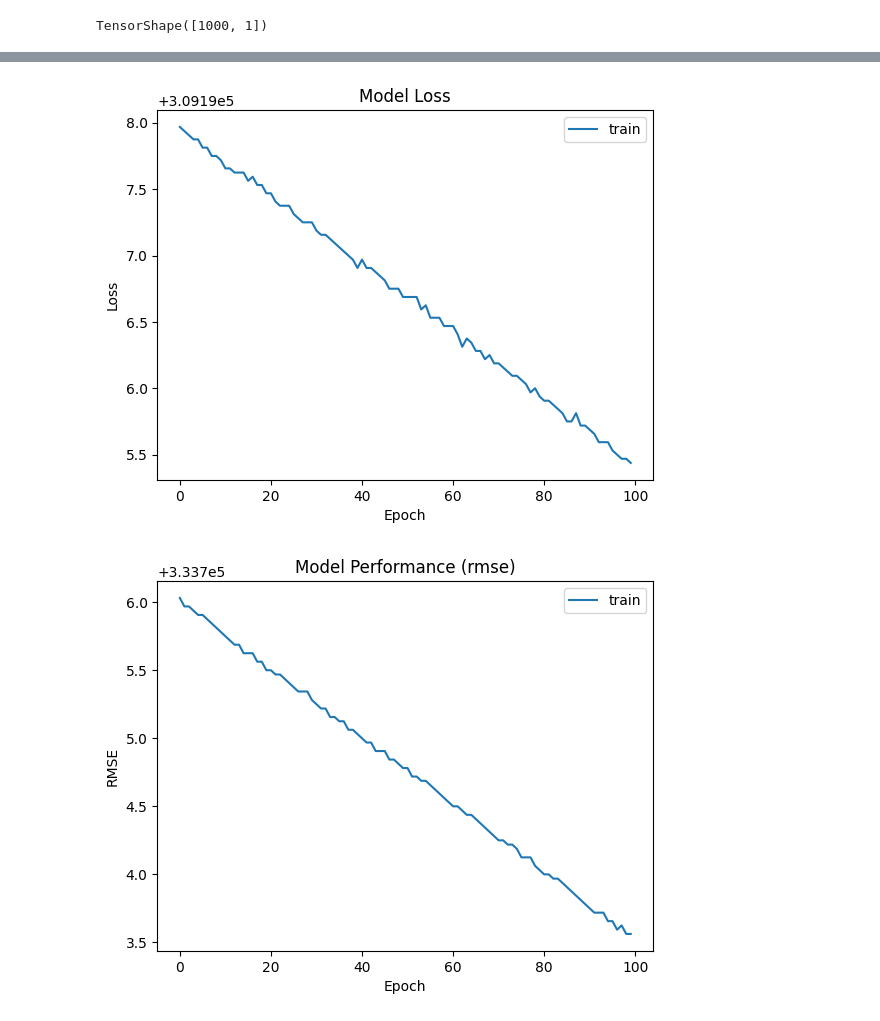
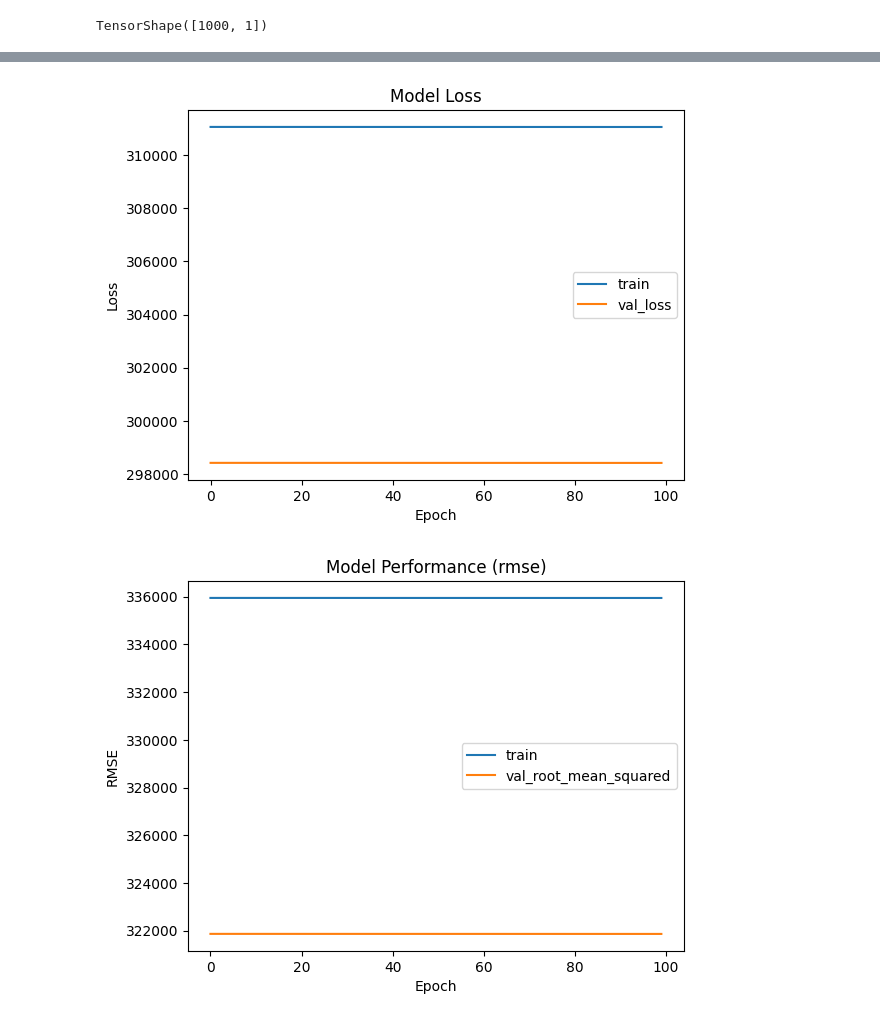
Before and after one commit to eubielaraujo/LinearRegressionSecondHandCarsPrice, a Jupyter notebook: Linear_Regression_Predicting_Price_of_Second_Hand_Cars.ipynb, the cells around one changed output, grey strips where cells are left out. Drawn from its saved outputs; the diff is of its cells as text; code cells hidden in the pictures.

```diff
--- a/Linear_Regression_Predicting_Price_of_Second_Hand_Cars.ipynb
+++ b/Linear_Regression_Predicting_Price_of_Second_Hand_Cars.ipynb
@@ -53,0 +62,4 @@ data.head()
+# %%
+X_train = X[:int(DATASET_SIZE*TRAIN_RATIO)]
+y_train = y[:int(DATASET_SIZE*TRAIN_RATIO)]
+print(X_train.shape, y_train.shape)
@@ -53,0 +68,4 @@ data.head()
+# %%
+X_val = X[int(DATASET_SIZE*TRAIN_RATIO):int(DATASET_SIZE*(TRAIN_RATIO+VAL_RATIO))]
+y_val = y[int(DATASET_SIZE*TRAIN_RATIO):int(DATASET_SIZE*(TRAIN_RATIO+VAL_RATIO))]
+print(X_val.shape, y_val.shape)
@@ -54,7 +80,7 @@ data.head()
 # %%
-normalizer = Normalization(input_shape=[X.shape[1],], axis=-1)
-normalizer.adapt(X)
-X_normalized = normalizer(X)
+normalizer = Normalization(input_shape=[X.shape[1]],axis=-1)
+normalizer.adapt(X_train)
+X_normalized = normalizer(X_train)[:5]
 # %%
 print(X_normalized)
 # %% [output]
@@ -106,6 +130,10 @@ y.shape
 # %% [output]
 TensorShape([1000, 1])
 # %%
-history = model.fit(X,y, epochs=100, validation_split=0.2, verbose=1)
+history = model.fit(X_train,
+                    y_train,
+                    validation_data=(X_val, y_val),
+                    epochs=100,
+                    verbose=1)
 # %% [output]
 Epoch 1/100
@@ -128,19 +156,21 @@ Epoch 100/100
 # %%
 plt.plot(history.history["loss"])
+plt.plot(history.history["val_loss"])
 plt.title("Model Loss")
 plt.ylabel("Loss")
 plt.xlabel("Epoch")
-plt.legend(["train"])
+plt.legend(["train", "val_loss"])
 plt.show()
 # %% [output]
-[figure, old version]
+[figure, new version]
 # %%
 plt.plot(history.history["root_mean_squared_error"])
+plt.plot(history.history["val_root_mean_squared_error"])
 plt.title("Model Performance (rmse)")
 plt.ylabel("RMSE")
 plt.xlabel("Epoch")
-plt.legend(["train"])
+plt.legend(["train", "val_root_mean_squared"])
 plt.show()
 # %% [output]
-[figure, old version]
+[figure, new version]
 # %%
```
Also changed, not shown: parts of 12 cells of this notebook.
